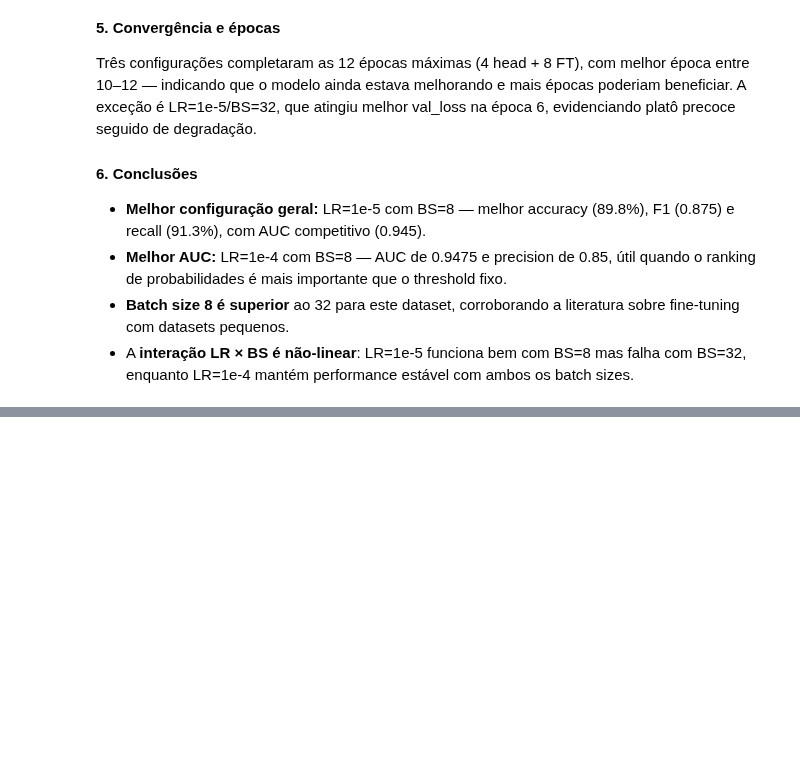
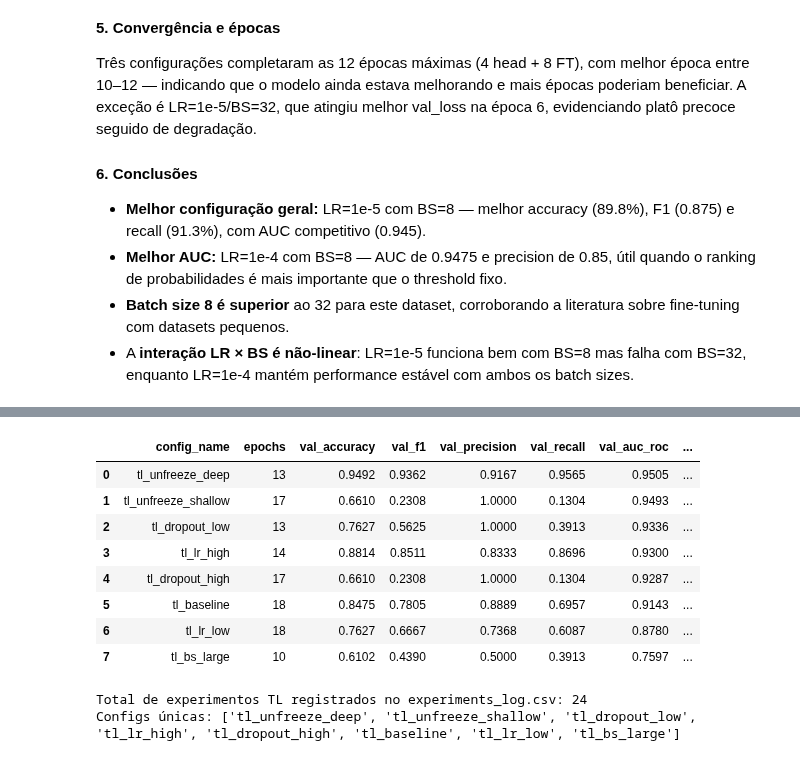
Before and after one commit to pedroauler12/SpectraAI, a Jupyter notebook: artefatos/a08_transfer_learning/a08_transfer_learning.ipynb, the cells around one changed output, grey strips where cells are left out. Drawn from its saved outputs; the diff is of its cells as text; code cells hidden in the pictures; blank space fills up the shorter version.

```diff
--- a/artefatos/a08_transfer_learning/a08_transfer_learning.ipynb
+++ b/artefatos/a08_transfer_learning/a08_transfer_learning.ipynb
@@ -1335,0 +1451,55 @@ Três configurações completaram as 12 épocas máximas (4 head + 8 FT), com me
+# %%
+# Carregar resultados do experiments_log.csv
+log_path = PROJECT_ROOT / "outputs" / "trained_models" / "experiments_log.csv"
+all_experiments = pd.read_csv(log_path)
+
+# Filtrar apenas as runs de transfer learning
+tl_experiments = all_experiments[all_experiments["config_name"].str.startswith("tl_")].copy()
+
+# Pegar a última run de cada config (mais recente)
+tl_latest = tl_experiments.sort_values("timestamp").groupby("config_name").last().reset_index()
+
+# Converter colunas numéricas (podem vir como str do CSV)
+numeric_cols = [
+    "val_accuracy", "val_f1", "val_precision", "val_recall",
+    "val_auc_roc", "val_balanced_accuracy",
+    "val_specificity", "val_sensitivity", "training_time_seconds",
+]
+for col in numeric_cols:
+    if col in tl_latest.columns:
+        tl_latest[col] = pd.to_numeric(tl_latest[col], errors="coerce")
+
+# Ordenar por AUC-ROC descendente
+tl_latest = tl_latest.sort_values("val_auc_roc", ascending=False).reset_index(drop=True)
+
+display_cols = [
+    "config_name", "epochs",
+    "val_accuracy", "val_f1", "val_precision", "val_recall",
+    "val_auc_roc", "val_balanced_accuracy",
+    "val_specificity", "val_sensitivity",
+    "training_time_seconds",
+]
+
+fmt = {col: "{:.4f}" for col in numeric_cols if col != "training_time_seconds"}
+fmt["training_time_seconds"] = "{:.1f}s"
+
+display(tl_latest[display_cols].style
+    .highlight_max(subset=["val_accuracy", "val_f1", "val_auc_roc", "val_balanced_accuracy"], color="lightgreen")
+    .highlight_min(subset=["val_accuracy", "val_f1", "val_auc_roc", "val_balanced_accuracy"], color="#ffcccc")
+    .format(fmt)
+)
+
+print(f"\nTotal de experimentos TL registrados no experiments_log.csv: {len(tl_experiments)}")
+print(f"Configs únicas: {tl_latest['config_name'].tolist()}")
+# %% [output]
+|  | config_name | epochs | val_accuracy | val_f1 | val_precision | val_recall | val_auc_roc | ... |
+| 0 | tl_unfreeze_deep | 13 | 0.9492 | 0.9362 | 0.9167 | 0.9565 | 0.9505 | ... |
+| 1 | tl_unfreeze_shallow | 17 | 0.6610 | 0.2308 | 1.0000 | 0.1304 | 0.9493 | ... |
+| 2 | tl_dropout_low | 13 | 0.7627 | 0.5625 | 1.0000 | 0.3913 | 0.9336 | ... |
+| 3 | tl_lr_high | 14 | 0.8814 | 0.8511 | 0.8333 | 0.8696 | 0.9300 | ... |
+| 4 | tl_dropout_high | 17 | 0.6610 | 0.2308 | 1.0000 | 0.1304 | 0.9287 | ... |
+| 5 | tl_baseline | 18 | 0.8475 | 0.7805 | 0.8889 | 0.6957 | 0.9143 | ... |
+| 6 | tl_lr_low | 18 | 0.7627 | 0.6667 | 0.7368 | 0.6087 | 0.8780 | ... |
+| 7 | tl_bs_large | 10 | 0.6102 | 0.4390 | 0.5000 | 0.3913 | 0.7597 | ... |
+Total de experimentos TL registrados no experiments_log.csv: 24
+Configs únicas: ['tl_unfreeze_deep', 'tl_unfreeze_shallow', 'tl_dropout_low', 'tl_lr_high', 'tl_dropout_high', 'tl_baseline', 'tl_lr_low', 'tl_bs_large']
```
Also changed, not shown: parts of 23 cells of this notebook, 18 other files.
